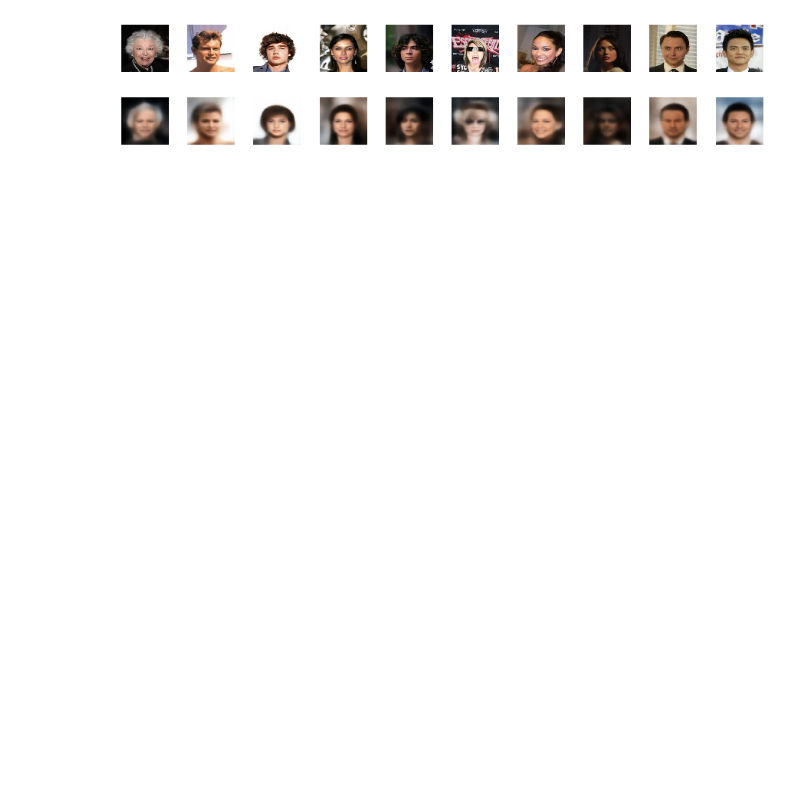
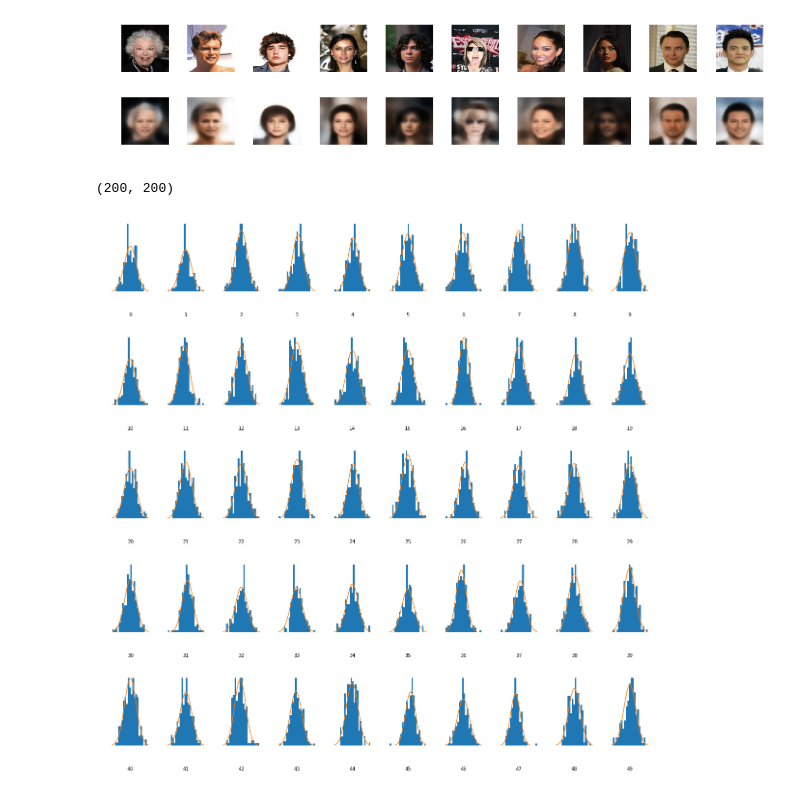
Before and after one commit to seiya-kumada/foster_cpp, a Jupyter notebook: ch_03_06/draw.ipynb, the cells around one changed output. Drawn from its saved outputs; the diff is of its cells as text; code cells hidden in the pictures; blank space fills up the shorter version.

```diff
--- a/ch_03_06/draw.ipynb
+++ b/ch_03_06/draw.ipynb
@@ -26,3 +26,5 @@ for i in range(N):
     sub.imshow(img)
 # %% [output]
 [figure]
+# %%
+Z_POINTS_DIR_PATH = "/home/ubuntu/data/foster/ch03_06/z_points/"
@@ -28,0 +35,35 @@ for i in range(N):
+# %%
+z_points_paths = glob.glob(os.path.join(Z_POINTS_DIR_PATH, "*.bin"))
+# %%
+def read_binary(path, dst):
+    data = open(path, "rb").read()
+    float_size = 4
+    c = len(data) // float_size
+    for i in range(c):
+        j = 4 * i
+        dst[i] = struct.unpack("<f", data[j: j + float_size])[0]
+# %%
+z_test =  np.empty((200, 200))
+for i, path in enumerate(z_points_paths):
+    read_binary(path, z_test[i])
+# %%
+print(z_test.shape)
+# %% [output]
+(200, 200)
+# %%
+from scipy.stats import norm
+x = np.linspace(-3, 3, 100)
+
+fig = plt.figure(figsize=(20, 20))
+fig.subplots_adjust(hspace=0.6, wspace=0.4)
+
+for i in range(50):
+    ax = fig.add_subplot(5, 10, i+1)
+    ax.hist(z_test[:,i], density=True, bins = 20)
+    ax.axis('off')
+    ax.text(0.5, -0.35, str(i), fontsize=10, ha='center', transform=ax.transAxes)
+    ax.plot(x,norm.pdf(x))
+
+plt.show()
+# %% [output]
+[figure, added]
```
Also changed, not shown: parts of 5 cells of this notebook, 1 other file.
